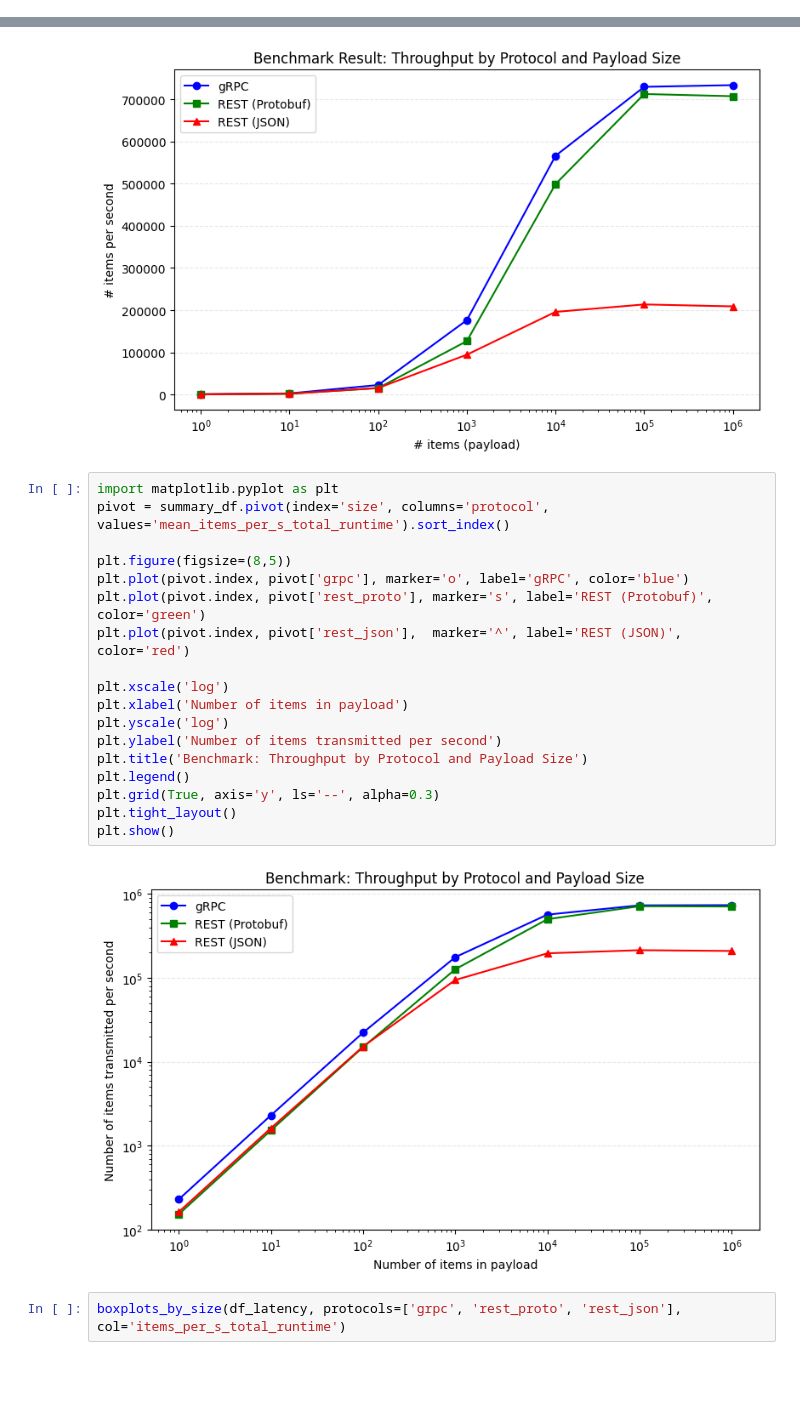
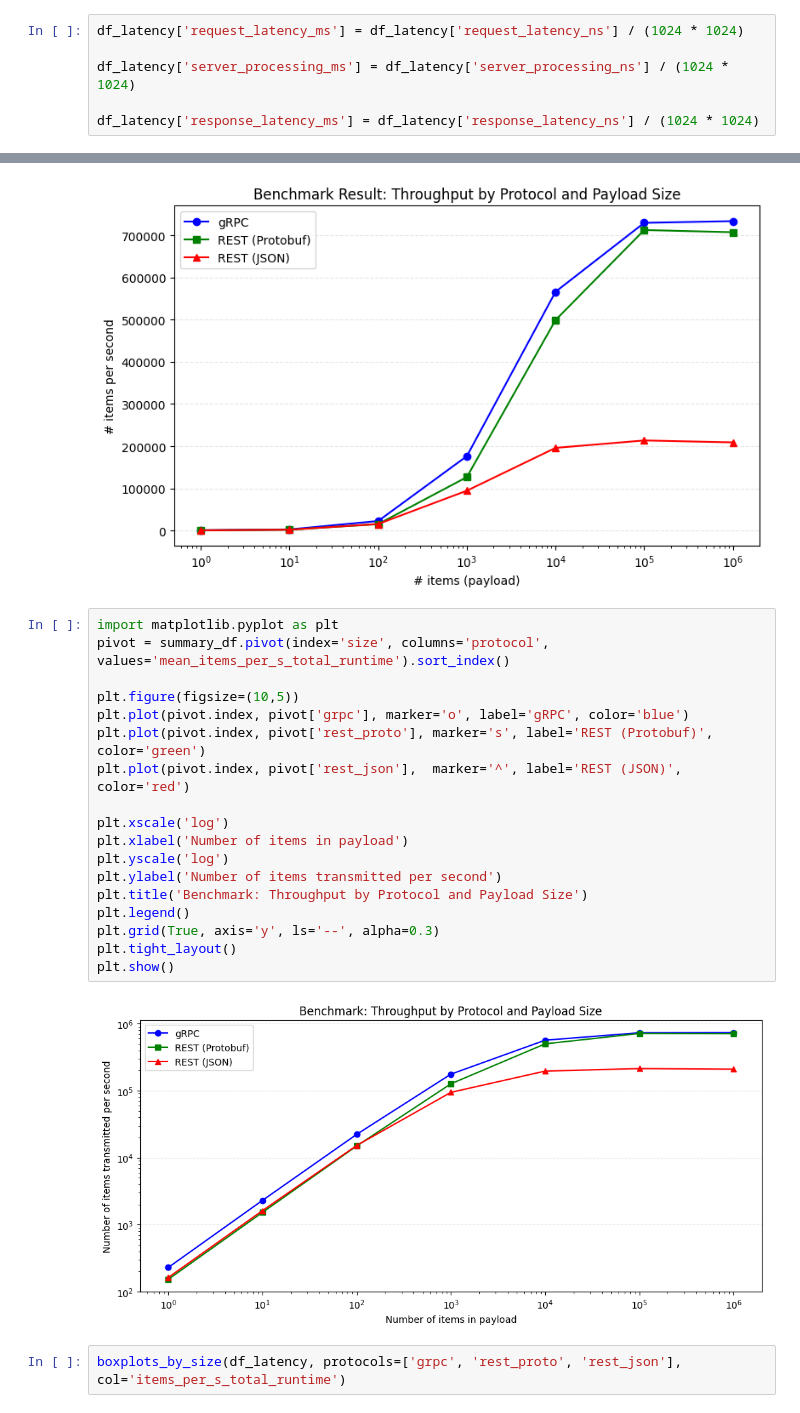
Before and after one commit to haochencoding/benchmark_grpc_proto_rest_json, a Jupyter notebook: data_analysis.ipynb, the cells around one changed output, grey strips where cells are left out. Saved outputs shown, nothing was run; the diff lists cells and outputs as text; blank space fills up the shorter version.

```diff
--- a/data_analysis.ipynb
+++ b/data_analysis.ipynb
@@ -59,6 +59,12 @@ df_latency['request_latency_ns'] = df_latency['client_setup_ns'] + df_latency['u
 df_latency['server_processing_ns'] = df_latency['t_out'] - df_latency['t_in']
 
 df_latency['response_latency_ns'] = df_latency['t_res'] - df_latency['t_out']
+# %%
+df_latency['request_latency_ms'] = df_latency['request_latency_ns'] / (1024 * 1024)
+
+df_latency['server_processing_ms'] = df_latency['server_processing_ns'] / (1024 * 1024)
+
+df_latency['response_latency_ms'] = df_latency['response_latency_ns'] / (1024 * 1024)
 # %% [markdown]
 Calculate end-to-end duration
 # %%
@@ -1054,23 +1120,23 @@ plt.show()
 # %%
 import matplotlib.pyplot as plt
 pivot = summary_df.pivot(index='size', columns='protocol', values='mean_items_per_s_total_runtime').sort_index()
 
-plt.figure(figsize=(8,5))
+plt.figure(figsize=(10,5))
 plt.plot(pivot.index, pivot['grpc'], marker='o', label='gRPC', color='blue')
 plt.plot(pivot.index, pivot['rest_proto'], marker='s', label='REST (Protobuf)', color='green')
 plt.plot(pivot.index, pivot['rest_json'],  marker='^', label='REST (JSON)',  color='red')
 
 plt.xscale('log')
 plt.xlabel('Number of items in payload')
 plt.yscale('log')
 plt.ylabel('Number of items transmitted per second')
 plt.title('Benchmark: Throughput by Protocol and Payload Size')
 plt.legend()
 plt.grid(True, axis='y', ls='--', alpha=0.3)
 plt.tight_layout()
 plt.show()
 # %% [output]
-[figure, old version]
+[figure, new version]
 # %%
 boxplots_by_size(df_latency, protocols=['grpc', 'rest_proto', 'rest_json'], col='items_per_s_total_runtime')
 # %% [output]
```
Also changed, not shown: parts of 8 cells of this notebook.
